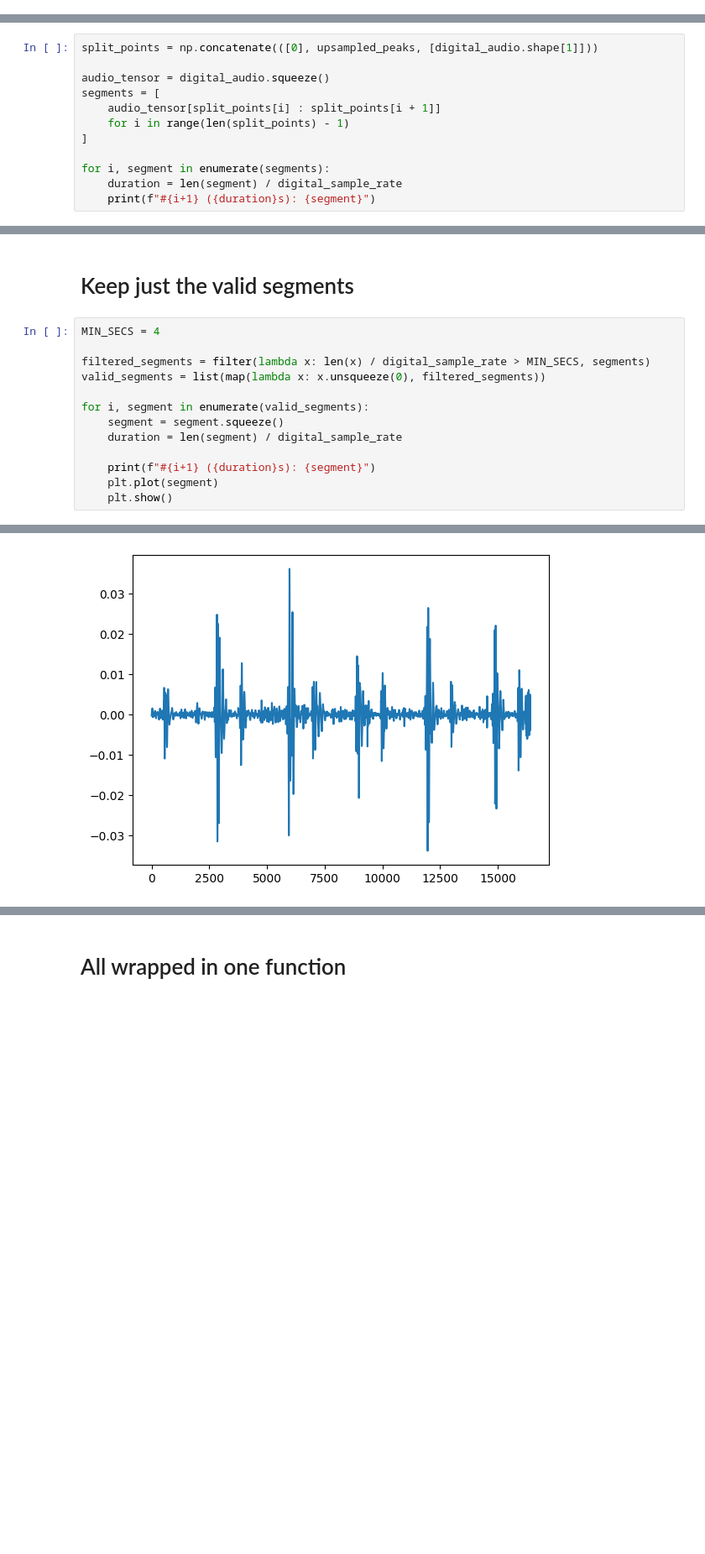
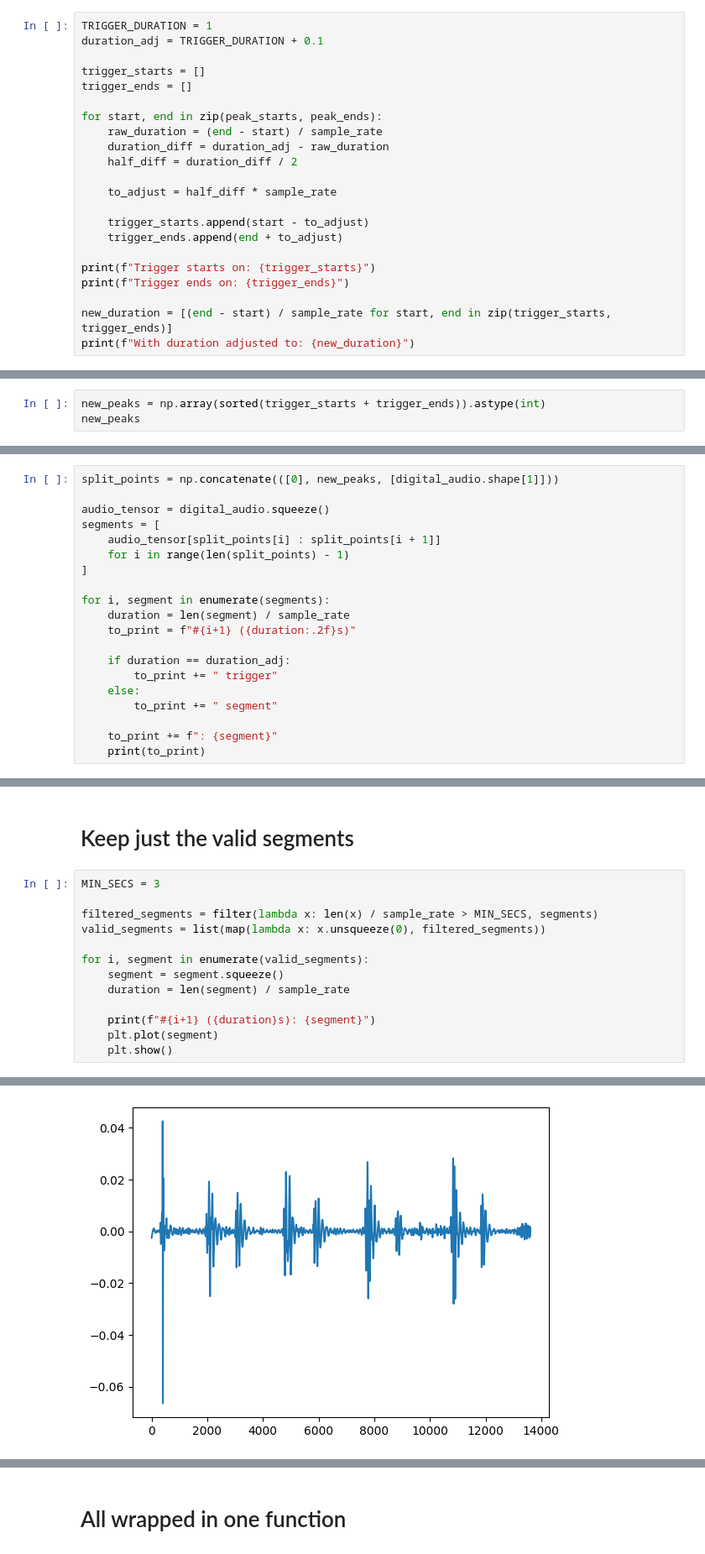
Before and after one commit to Afroefras/coratech, a Jupyter notebook: notebooks/trigger_notification_digital.ipynb, the cells around one changed output, grey strips where cells are left out. Shown at 84% size. Cells and saved outputs as stored; diff of their text form; blank space fills up the shorter version.

Commit message:
Adjust trigger duration to be always the same

```diff
--- a/notebooks/trigger_notification_digital.ipynb
+++ b/notebooks/trigger_notification_digital.ipynb
@@ -96,0 +121,22 @@ plt.plot(upsampled_peaks, digital_audio.squeeze()[upsampled_peaks], "X")
+# %%
+TRIGGER_DURATION = 1
+duration_adj = TRIGGER_DURATION + 0.1
+
+trigger_starts = []
+trigger_ends = []
+
+for start, end in zip(peak_starts, peak_ends):
+    raw_duration = (end - start) / sample_rate
+    duration_diff = duration_adj - raw_duration
+    half_diff = duration_diff / 2
+
+    to_adjust = half_diff * sample_rate
+
+    trigger_starts.append(start - to_adjust)
+    trigger_ends.append(end + to_adjust)
+
+print(f"Trigger starts on: {trigger_starts}")
+print(f"Trigger ends on: {trigger_ends}")
+
+new_duration = [(end - start) / sample_rate for start, end in zip(trigger_starts, trigger_ends)]
+print(f"With duration adjusted to: {new_duration}")
@@ -97,2 +158,5 @@ plt.plot(upsampled_peaks, digital_audio.squeeze()[upsampled_peaks], "X")
 # %% [markdown]
 # Split signal
+# %%
+new_peaks = np.array(sorted(trigger_starts + trigger_ends)).astype(int)
+new_peaks
@@ -99,5 +165,5 @@ plt.plot(upsampled_peaks, digital_audio.squeeze()[upsampled_peaks], "X")
 # %%
-split_points = np.concatenate(([0], upsampled_peaks, [digital_audio.shape[1]]))
+split_points = np.concatenate(([0], new_peaks, [digital_audio.shape[1]]))
 
 audio_tensor = digital_audio.squeeze()
 segments = [
@@ -106,6 +172,14 @@ segments = [
 ]
 
 for i, segment in enumerate(segments):
-    duration = len(segment) / digital_sample_rate
-    print(f"#{i+1} ({duration}s): {segment}")
+    duration = len(segment) / sample_rate
+    to_print = f"#{i+1} ({duration:.2f}s)"
+
+    if duration == duration_adj:
+        to_print += " trigger"
+    else:
+        to_print += " segment"
+
+    to_print += f": {segment}"
+    print(to_print)
 # %% [output]
@@ -120,14 +193,14 @@ for i, segment in enumerate(segments):
 # %% [markdown]
 # Keep just the valid segments
 # %%
-MIN_SECS = 4
+MIN_SECS = 3
 
-filtered_segments = filter(lambda x: len(x) / digital_sample_rate > MIN_SECS, segments)
+filtered_segments = filter(lambda x: len(x) / sample_rate > MIN_SECS, segments)
 valid_segments = list(map(lambda x: x.unsqueeze(0), filtered_segments))
 
 for i, segment in enumerate(valid_segments):
     segment = segment.squeeze()
-    duration = len(segment) / digital_sample_rate
+    duration = len(segment) / sample_rate
 
     print(f"#{i+1} ({duration}s): {segment}")
     plt.plot(segment)
@@ -138 +210 @@ for i, segment in enumerate(valid_segments):
-[figure, old version]
+[figure, new version]
```
Also changed, not shown: parts of 14 cells of this notebook.
